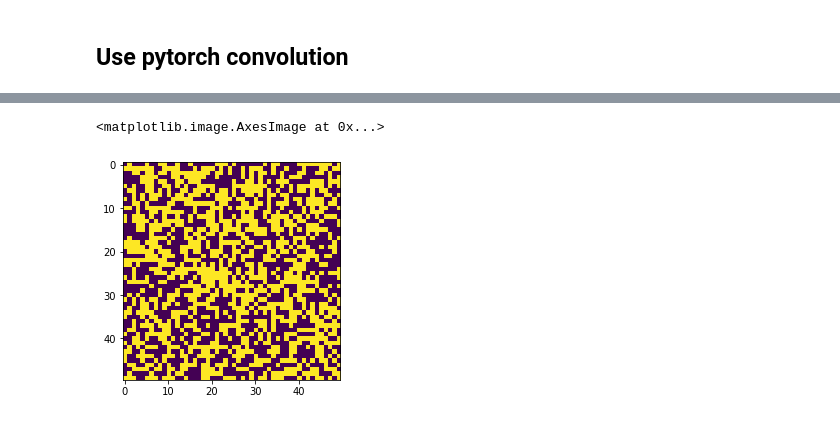
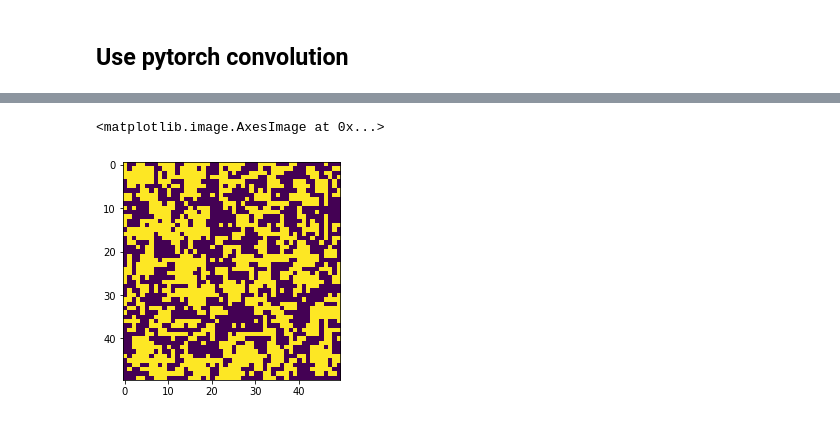
Before and after one commit to danlkv/ising_model, a Jupyter notebook: syntesis/Ising metropolis.ipynb, the cells around one changed output, grey strips where cells are left out. Cells and saved outputs as stored; diff of their text form; code cells hidden in the pictures.

Commit message:
More experiments, got finally good results.
Changed api of torch ising to return grid and change in mean of grid

```diff
--- a/syntesis/Ising metropolis.ipynb
+++ b/syntesis/Ising metropolis.ipynb
@@ -40,7 +41,7 @@ grid = ising.get_random_grid(N)
 J = 0.5
 mu = 0
 
-temps = np.linspace(0.5, 3, 10)
+temps = np.linspace(0.05, 3, 100)
 eneg_tm = []
 mag_tm = []
 for T in temps:
@@ -48,14 +49,15 @@ for T in temps:
     grid = ising.get_random_grid(N)
 
     # Thermalise
-    therm_sweeps = 20
+    therm_sweeps = 200
     for ix in random_ix(N, steps=N**2*therm_sweeps):
         dE = ising.metrop_step(grid, ix, J, mu, beta, N)
 
     E = [ising.ising_energy(grid, J, mu)]
     M = [np.mean(grid)]
     print('measure t=',T)
-    for ix in random_ix(N, steps=N**2*10):
+    for ix in random_ix(N, steps=N**2*100):
+        raise
         dE = ising.metrop_step(grid, ix, J, mu, beta, N)
         dE = dE or 0
         E.append( E[-1] + dE )
@@ -104,30 +84,29 @@ axs[1,1].plot(temps, list(map(np.std, mag_tm)))
 J = 0.5
 mu = 0
 
-temps = np.linspace(0.5, 3, 10)
+temps = np.linspace(0.05, 2, 30)
 eneg_tm = []
 mag_tm = []
-for T in temps:
+grid = torch_ising.get_random_grid(N, device='cpu')
+for T in tqdm(temps):
     beta = 1/T
-    grid = torch_ising.get_random_grid(N)
 
     # Thermalise
-    therm_sweeps = 50
-    conv = torch_ising.get_conv_nn(J, mu)
+    therm_sweeps = 600
+    conv = torch_ising.get_conv_nn(J, mu, device='cpu')
     for ix in random_ix(N, steps=9*therm_sweeps):
-        dE = torch_ising.metrop_step(grid, conv, beta)
+        grid, dE, dM = torch_ising.metrop_step(grid, conv, beta)
 
-    measure_sweeps = 50
-    E = [ising.ising_energy(grid, J, mu).cpu().numpy()]
-    M = [grid.mean().cpu().numpy()]
-    print('measure t=', T)
-    grid = grid.cpu().numpy()[0,0]
-    for ix in random_ix(N, steps=N**2*10):
-        dE = ising.metrop_step(grid, ix, J, mu, beta, N)
+    measure_sweeps = 700
+    E = [ising.ising_energy(grid[0][0], J, mu).cpu().numpy()]
+    M = [grid.sum().cpu().numpy()]
+    #grid = grid.cpu().numpy()[0,0]
+    for ix in random_ix(N, steps=9*measure_sweeps):
+        #dE = ising.metrop_step(grid, ix, J, mu, beta, N)
+        grid, dE, dM = torch_ising.metrop_step(grid, conv, beta)
         dE = dE or 0
         E.append( E[-1] + dE )
-        M.append(np.mean(grid))
+        M.append( M[-1] + dM )
 
-    print('done measure')
     eneg_tm.append(E)
     mag_tm.append(M)
@@ -190,6 +172,6 @@ NameError: name 'averages' is not defined
 # %%
-grid = get_random_grid(50)
-plt.imshow(grid)
+#grid = get_random_grid(50)
+plt.imshow(grid[0,0])
 # %% [output]
 <matplotlib.image.AxesImage at 0x...>
-[figure, old version]
+[figure, new version]
```
Also changed, not shown: parts of 12 cells of this notebook, 4 other files.
